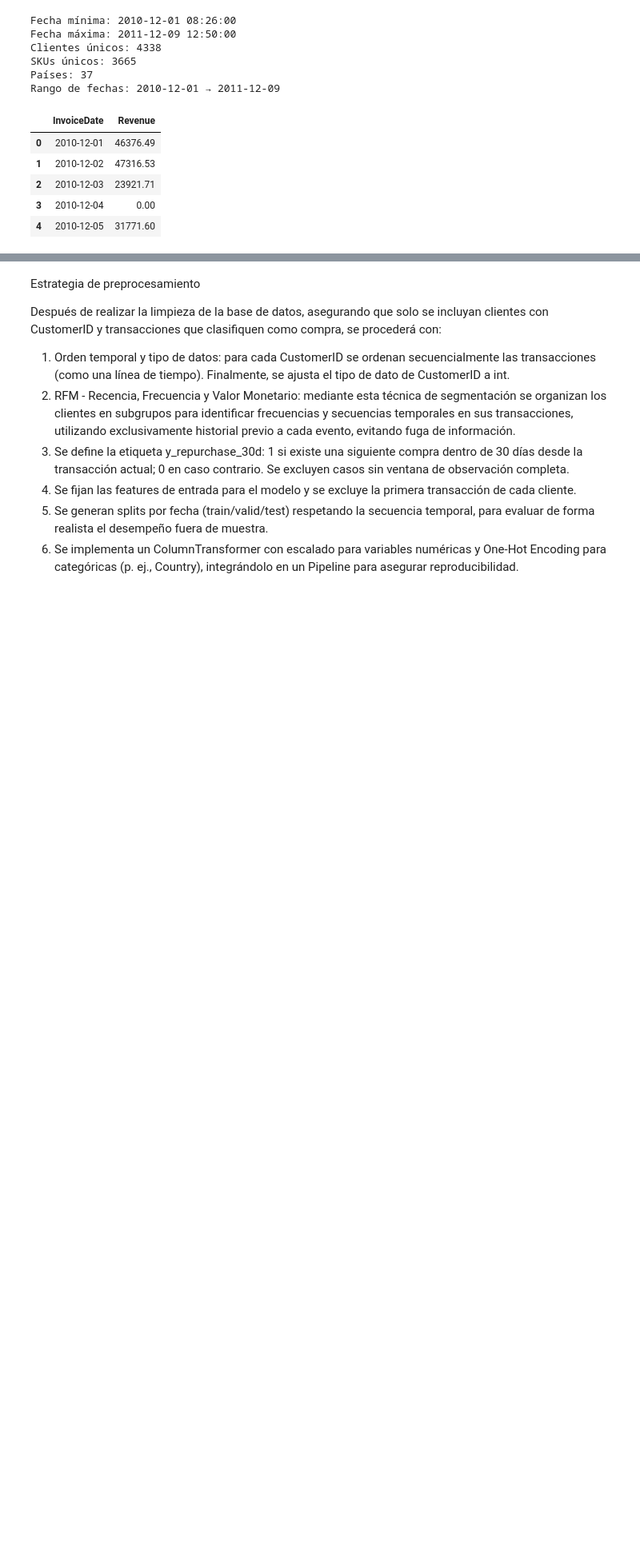
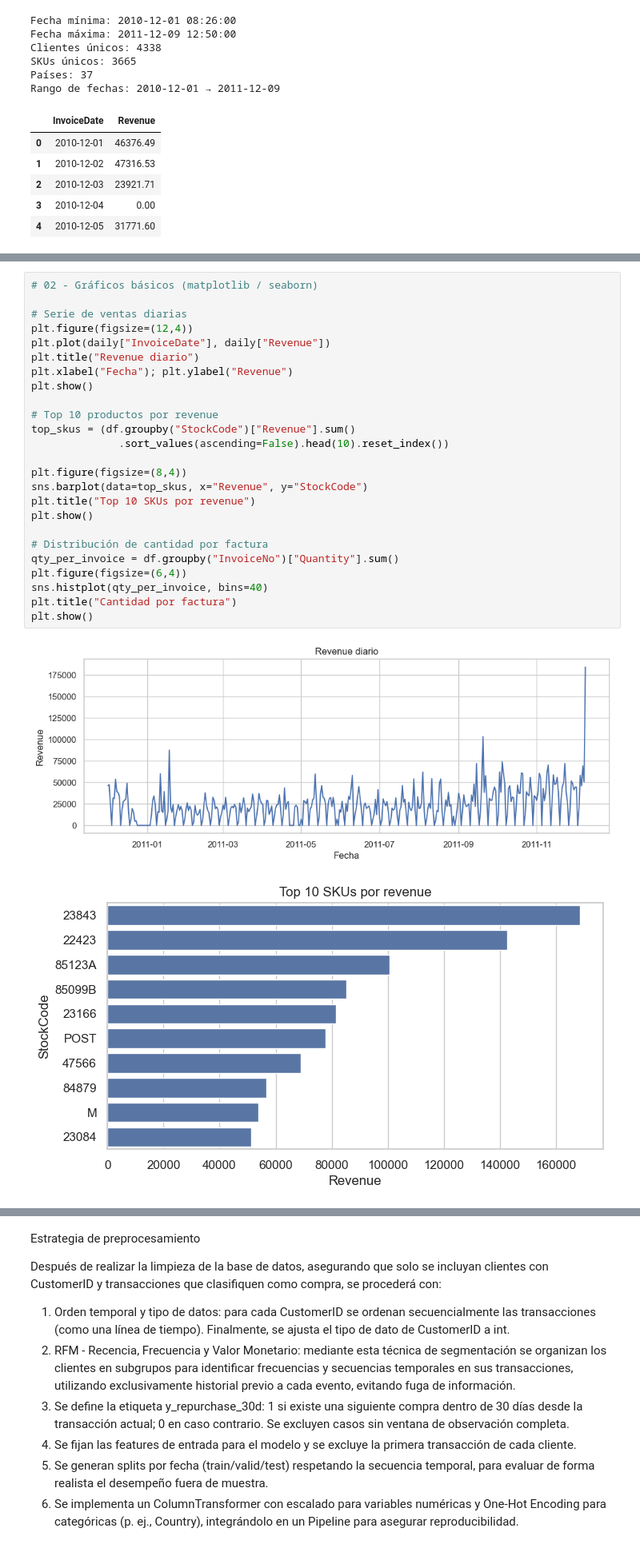
Before and after one commit to gabrielaaguiv5/ProyectoFinalMLOps, a Jupyter notebook: notebooks/EDA.ipynb, the cells around one changed output, grey strips where cells are left out. Shown at 80% size. Cells and saved outputs as stored; diff of their text form; blank space fills up the shorter version.

```diff
--- a/notebooks/EDA.ipynb
+++ b/notebooks/EDA.ipynb
@@ -212,0 +277,28 @@ plt.show()
+# %%
+# 02 - Gráficos básicos (matplotlib / seaborn)
+
+# Serie de ventas diarias
+plt.figure(figsize=(12,4))
+plt.plot(daily["InvoiceDate"], daily["Revenue"])
+plt.title("Revenue diario")
+plt.xlabel("Fecha"); plt.ylabel("Revenue")
+plt.show()
+
+# Top 10 productos por revenue
+top_skus = (df.groupby("StockCode")["Revenue"].sum()
+              .sort_values(ascending=False).head(10).reset_index())
+
+plt.figure(figsize=(8,4))
+sns.barplot(data=top_skus, x="Revenue", y="StockCode")
+plt.title("Top 10 SKUs por revenue")
+plt.show()
+
+# Distribución de cantidad por factura
+qty_per_invoice = df.groupby("InvoiceNo")["Quantity"].sum()
+plt.figure(figsize=(6,4))
+sns.histplot(qty_per_invoice, bins=40)
+plt.title("Cantidad por factura")
+plt.show()
+# %% [output]
+[figure, added]
+[figure, added]
```
Also changed, not shown: parts of 22 cells of this notebook.
